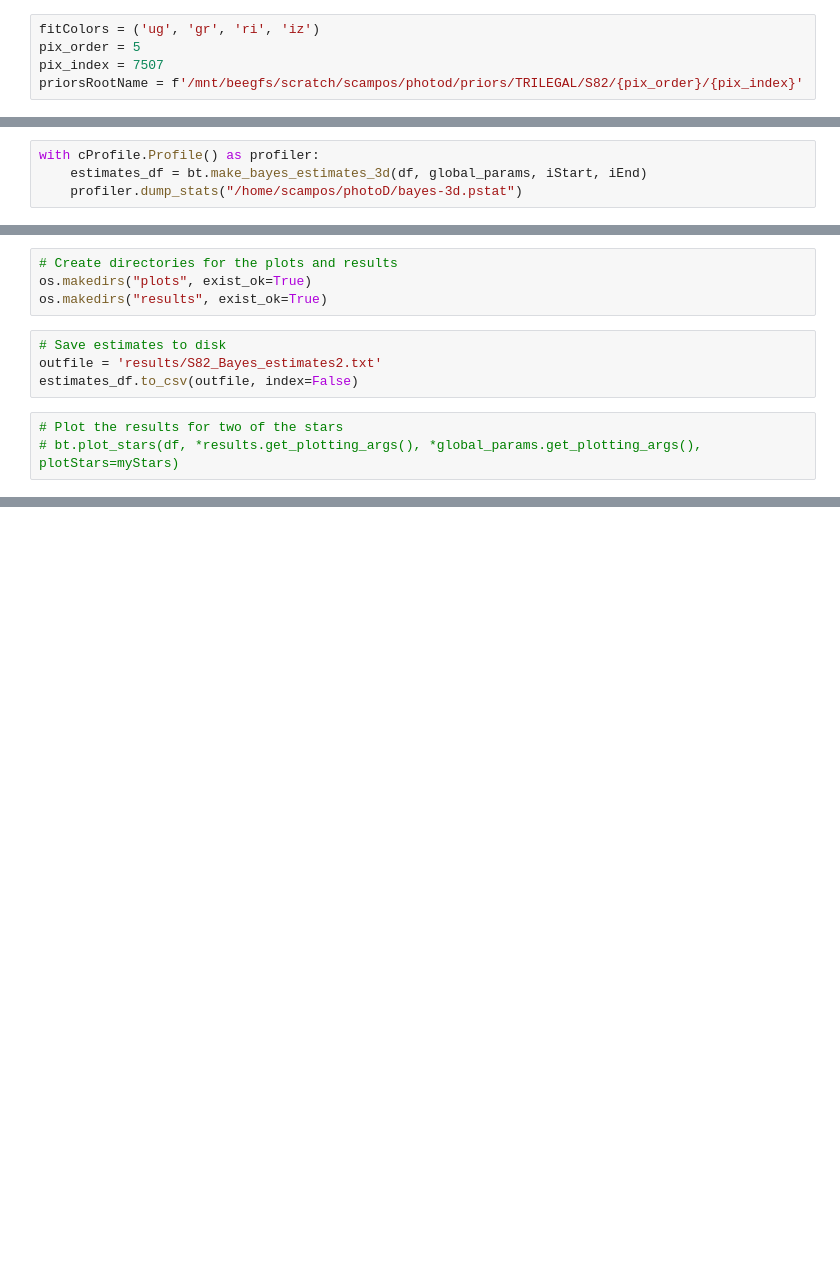
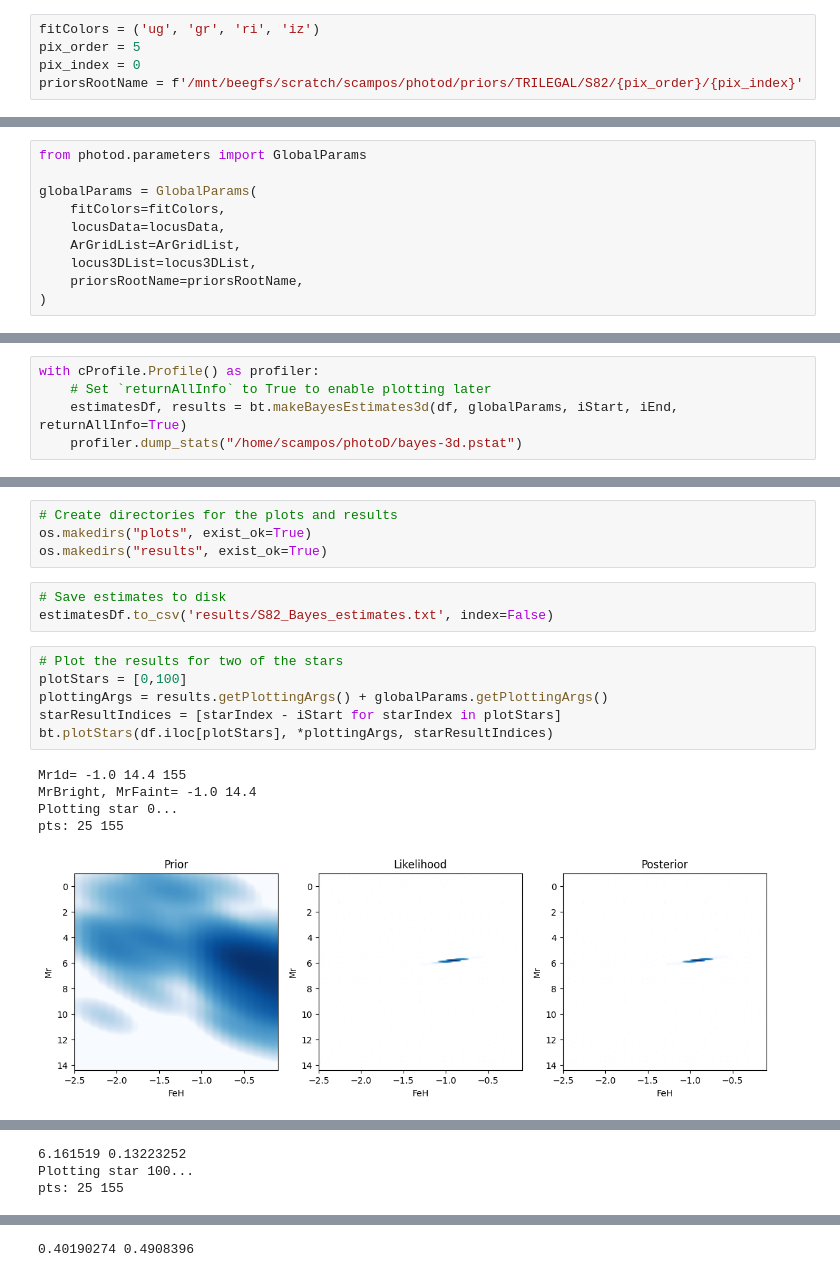
Before and after one commit to labastro-rbi/photoD, a Jupyter notebook: docs/pre_executed/bayes-method-3d.ipynb, the cells around one changed output, grey strips where cells are left out. Saved outputs shown, nothing was run; the diff lists cells and outputs as text; blank space fills up the shorter version.

Commit message:
Return prior/posterior arrays optionally

```diff
--- a/docs/pre_executed/bayes-method-3d.ipynb
+++ b/docs/pre_executed/bayes-method-3d.ipynb
@@ -58,7 +58,7 @@ Process data...
 # %%
 fitColors = ('ug', 'gr', 'ri', 'iz')
 pix_order = 5
-pix_index = 7507
+pix_index = 0
 priorsRootName = f'/mnt/beegfs/scratch/scampos/photod/priors/TRILEGAL/S82/{pix_order}/{pix_index}'
 # %% [markdown]
 Make 3D locus list with three ArGrid limits and resolutions.
@@ -69,2 +67,12 @@ Select a range of stars to process.
+# %%
+from photod.parameters import GlobalParams
+
+globalParams = GlobalParams(
+    fitColors=fitColors,
+    locusData=locusData,
+    ArGridList=ArGridList,
+    locus3DList=locus3DList,
+    priorsRootName=priorsRootName,
+)
 # %%
 df = s82.pixel_search([(pix_order,pix_index)]).compute().reset_index(drop=True)
@@ -85,4 +84,5 @@ global_params = GlobalParams(
 # %%
 with cProfile.Profile() as profiler:
-    estimates_df = bt.make_bayes_estimates_3d(df, global_params, iStart, iEnd)
+    # Set `returnAllInfo` to True to enable plotting later
+    estimatesDf, results = bt.makeBayesEstimates3d(df, globalParams, iStart, iEnd, returnAllInfo=True)
     profiler.dump_stats("/home/scampos/photoD/bayes-3d.pstat")
@@ -108,8 +108,16 @@ os.makedirs("plots", exist_ok=True)
 os.makedirs("results", exist_ok=True)
 # %%
 # Save estimates to disk
-outfile = 'results/S82_Bayes_estimates2.txt'
-estimates_df.to_csv(outfile, index=False)
+estimatesDf.to_csv('results/S82_Bayes_estimates.txt', index=False)
 # %%
 # Plot the results for two of the stars
-# bt.plot_stars(df, *results.get_plotting_args(), *global_params.get_plotting_args(), plotStars=myStars)
+plotStars = [0,100]
+plottingArgs = results.getPlottingArgs() + globalParams.getPlottingArgs()
+starResultIndices = [starIndex - iStart for starIndex in plotStars]
+bt.plotStars(df.iloc[plotStars], *plottingArgs, starResultIndices)
+# %% [output]
+Mr1d= -1.0 14.4 155
+MrBright, MrFaint= -1.0 14.4
+Plotting star 0...
+pts: 25 155
+[figure, added]
@@ -115,0 +127,3 @@ estimates_df.to_csv(outfile, index=False)
+6.161519 0.13223252
+Plotting star 100...
+pts: 25 155
@@ -115,0 +134 @@ estimates_df.to_csv(outfile, index=False)
+0.40190274 0.4908396
```
Also changed, not shown: parts of 11 cells of this notebook, 5 other files.
